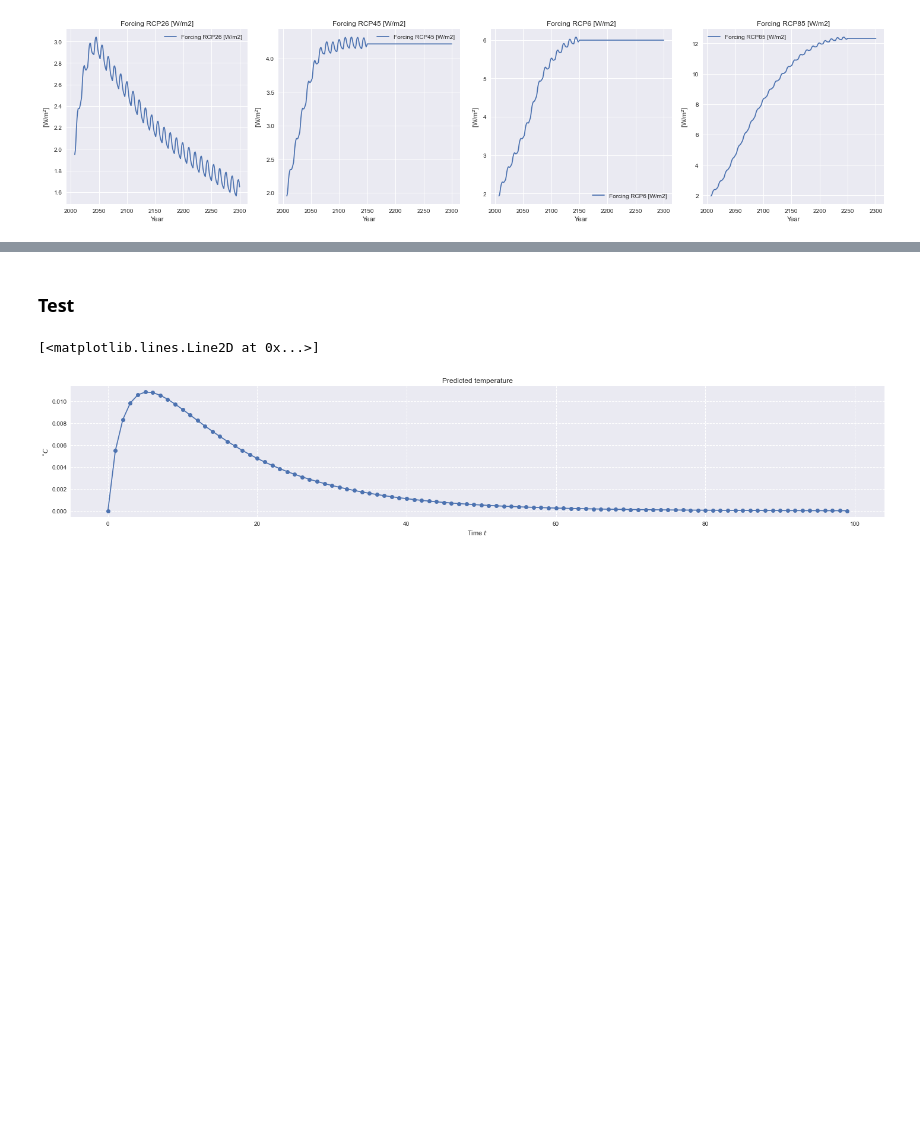
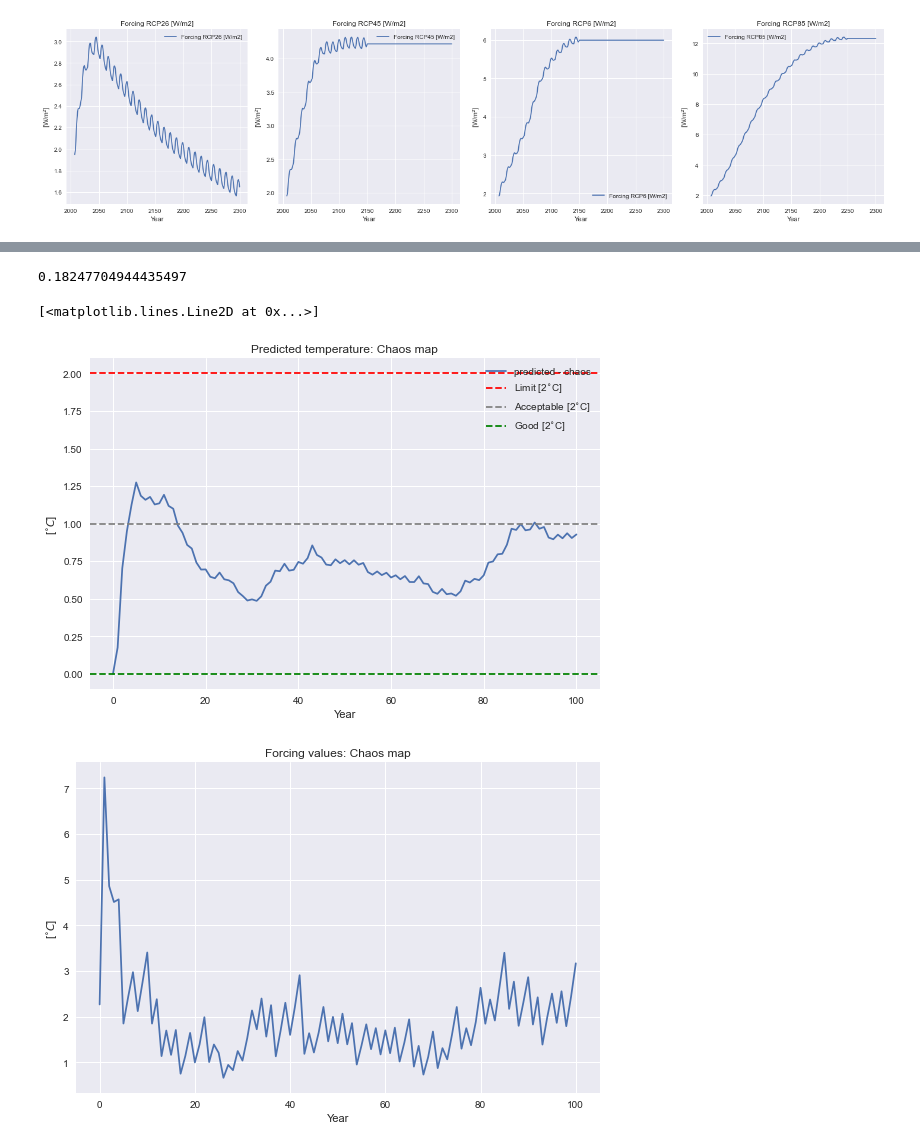
Before and after one commit to JohnOlushola/adaptive_climate_pathways, a Jupyter notebook: climate_system.ipynb, the cells around one changed output, grey strips where cells are left out. Cells and saved outputs as stored; diff of their text form; code cells hidden in the pictures; blank space fills up the shorter version.

Commit message:
feat: adaption

```diff
--- a/climate_system.ipynb
+++ b/climate_system.ipynb
@@ -324,15 +421,42 @@ x0 = [0.213986013986014]
-# %% [markdown]
-### Test
-# %%
-temps = climate.predict_temp(*chaos_values, climate.estimate_climate_sensitivity(), 300)
-
-# plot the predicted temperature
-plt.figure(figsize=(20, 4))
-plt.grid(linestyle='--')
-plt.title('Predicted temperature')
-plt.ylabel('$^{\circ}C$')
-plt.xlabel('Time $t$')
-plt.plot(temps, '-o')
-# %% [output]
-[<matplotlib.lines.Line2D at 0x...>]
-[figure, removed]
+# %%
+# Select the forcing type
+climate.selected_forcing_type = climate.forcing_types[3]
+
+x = 2.266/climate.get_p_max()
+
+test = climate.adapt(x, 4, iter=1)
+print(x)
+
+# get x using the values of test
+x_n = [x]
+for i in range(0, len(test)):
+    value = climate.logistic_map(test[i], x_n[i])
+    x_n.append(value)
+
+forcings = [climate.convert_to_forcing_value(x) for x in x_n]
+
+# _, forcings_accp = climate.get_forcing_projections(climate.forcing_types[0])
+
+plt.plot(climate.predict_temp(forcings), label="predicted - chaos")
+# plt.plot(climate.predict_temp(forcings_accp), label="predicted - " + climate.forcing_types[0])
+plt.title("Predicted temperature: Chaos map")
+plt.xlabel("Year")
+plt.ylabel("[$^{\circ}C$]")
+plt.axhline(y=2, color='r', linestyle='--',
+                          label='Limit [2$^{\circ}$C]')
+plt.axhline(y=1, color='gray', linestyle='--',
+                          label='Acceptable [2$^{\circ}$C]')
+plt.axhline(y=0, color='g', linestyle='--',
+                          label='Good [2$^{\circ}$C]')
+plt.legend()
+
+plt.figure()
+plt.title("Forcing values: Chaos map")
+plt.xlabel("Year")
+plt.ylabel("[$^{\circ}C$]")
+plt.plot(forcings)
+# %% [output]
+0.18247704944435497
+[<matplotlib.lines.Line2D at 0x...>]
+[figure, added]
+[figure, added]
```
Also changed, not shown: parts of 11 cells of this notebook, 2 other files.
